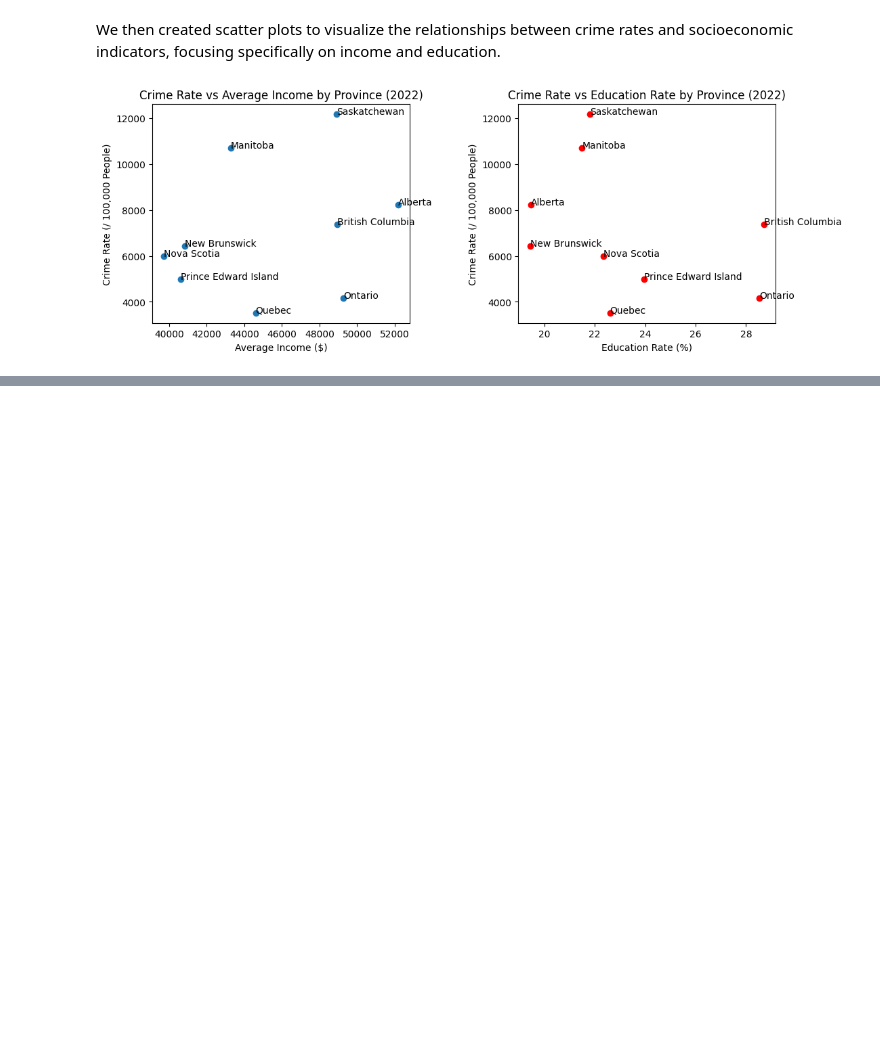
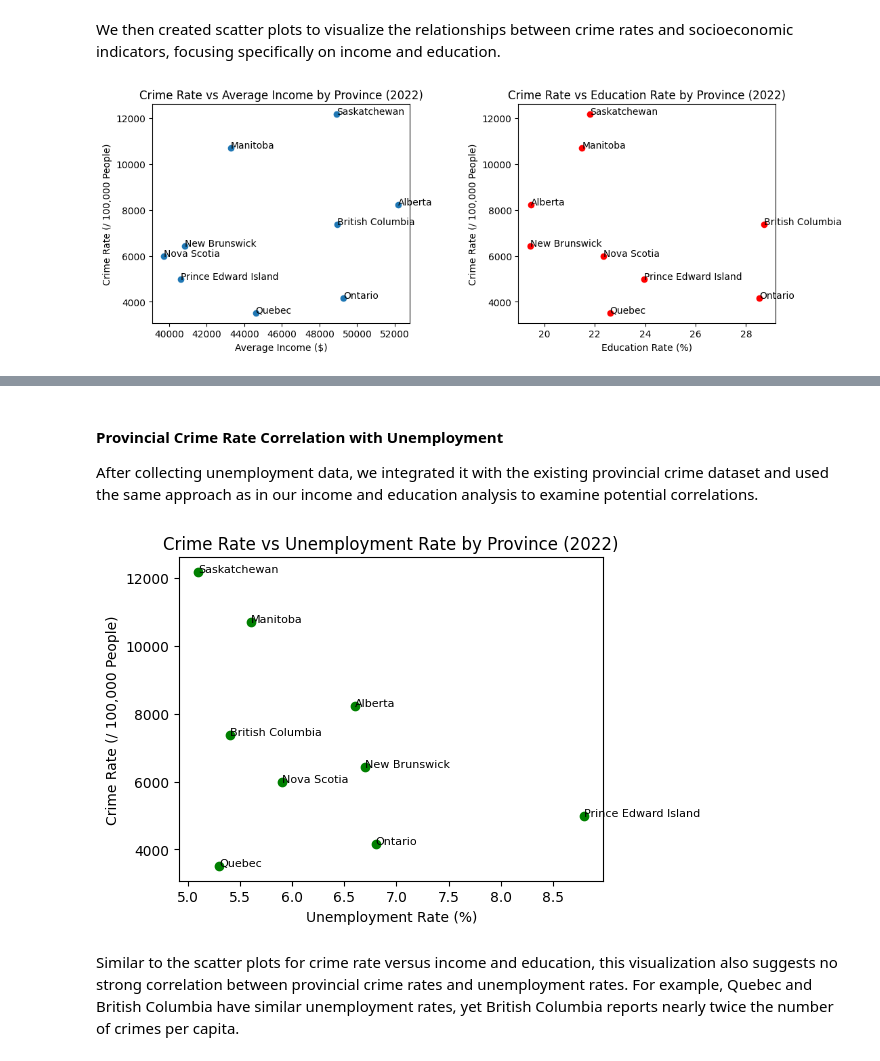
Before and after one commit to bmacgill87/crime-analysis, a Jupyter notebook: src/crime-analysis.ipynb, the cells around one changed output, grey strips where cells are left out. Saved outputs shown, nothing was run; the diff lists cells and outputs as text; code cells hidden in the pictures; blank space fills up the shorter version.

```diff
--- a/src/crime-analysis.ipynb
+++ b/src/crime-analysis.ipynb
@@ -158,0 +161,51 @@ These findings indicate that a provincial-level analysis may not sufficiently ex
+# %%
+# Canadian Unemployment Rate
+# **************************************************
+
+# Unemployment Data
+unemployment_df = pd.read_csv('../data/unemployment-rate.csv')
+unemployment_df = unemployment_df.rename(columns={
+    'Labour force characteristics': 'Province',
+    'Unemployment rate': 'Unemployment Rate'
+})
+unemployment_df['Province'] = unemployment_df['Province'].str.strip()
+# %% [markdown]
+#### Provincial Crime Rate Correlation with Unemployment
+
+After collecting unemployment data, we integrated it with the existing provincial crime dataset and used the same approach as in our income and education analysis to examine potential correlations.
+# %%
+# Provincial Crime and Unemployment Analysis
+# **************************************************
+
+# Crime Data
+crime_df = pd.read_csv('../data/police-reported-crime-data-2022.csv', skiprows=[0])
+crime_df.columns = crime_df.columns.str.strip()
+crime_df = crime_df[crime_df['Location'] != 'Canada']
+crime_df = crime_df.rename(columns={
+    'Location': 'Province',
+    'Total Crime Severity Index': 'Crime Severity',
+    'Total Crime Rate': 'Crime Rate'
+})
+crime_df = crime_df[['Province', 'Crime Severity', 'Total Crimes', 'Crime Rate']]
+
+# Total Data
+employment_crime_df = pd.merge(crime_df, unemployment_df, on='Province')
+
+# Data Visualization
+plt.figure(figsize=(7, 5))
+
+plt.scatter(employment_crime_df['Unemployment Rate'], employment_crime_df['Crime Rate'], color='green')
+
+for i, row in employment_crime_df.iterrows():
+    plt.text(row['Unemployment Rate'], row['Crime Rate'], row['Province'], fontsize=8)
+
+plt.title('Crime Rate vs Unemployment Rate by Province (2022)')
+plt.xlabel('Unemployment Rate (%)')
+plt.ylabel('Crime Rate (/ 100,000 People)')
+
+plt.tight_layout(pad=4.0)
+plt.show()
+# %% [output]
+[figure, added]
+# %% [markdown]
+Similar to the scatter plots for crime rate versus income and education, this visualization also suggests no strong correlation between provincial crime rates and unemployment rates. For example, Quebec and British Columbia have similar unemployment rates, yet British Columbia reports nearly twice the number of crimes per capita.
```
Also changed, not shown: parts of 11 cells of this notebook, 16 other files.
